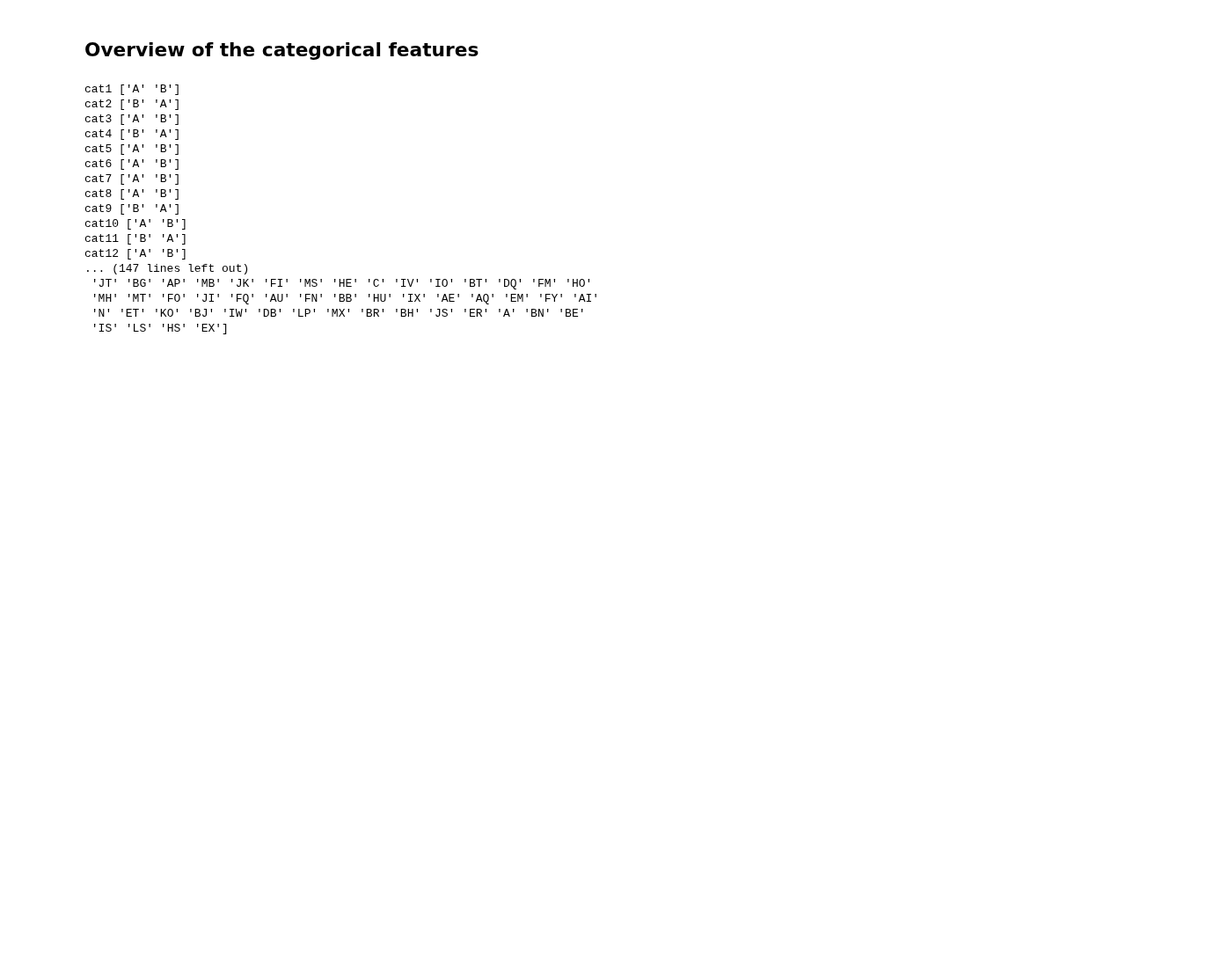
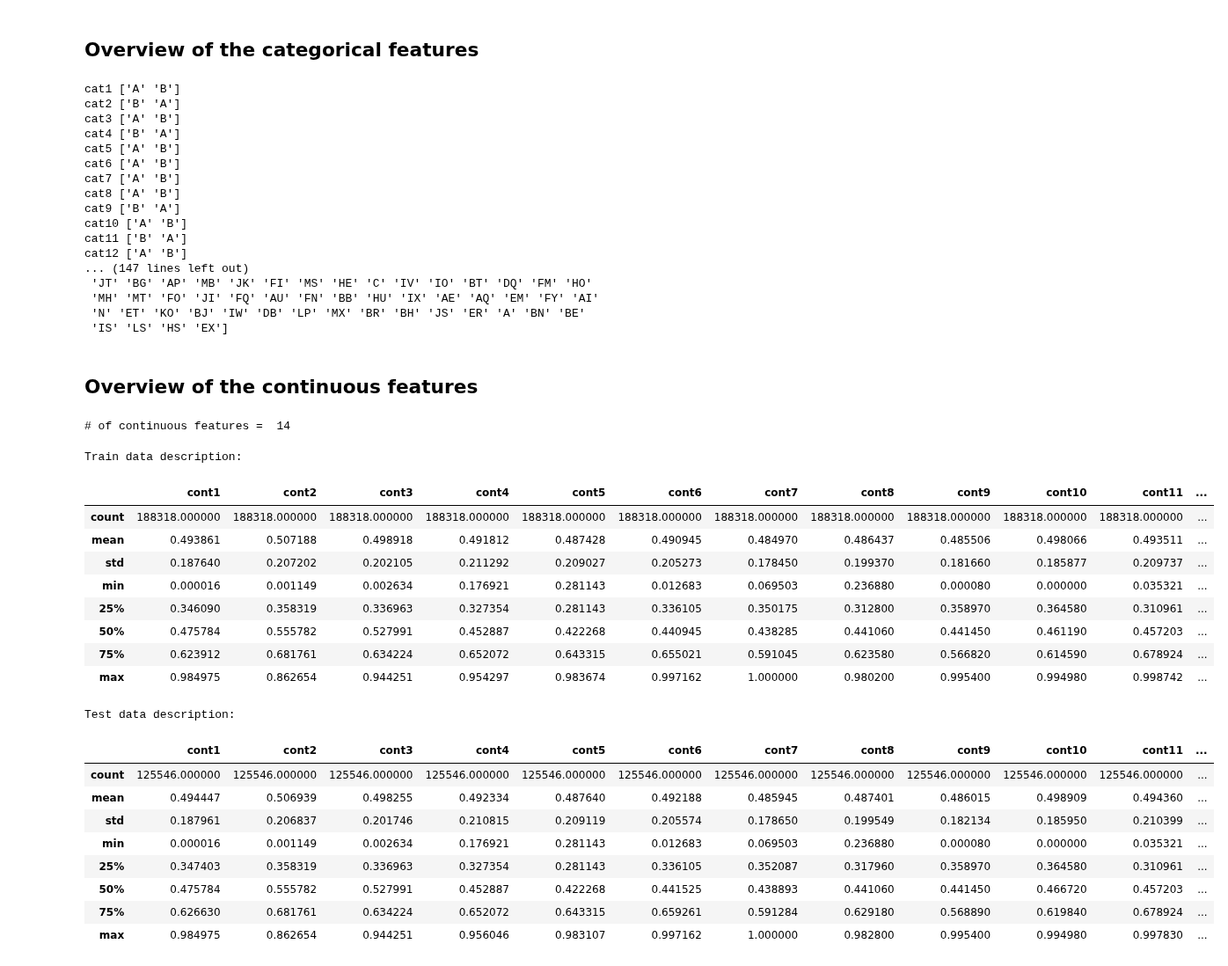
Before and after one commit to Fujiki-Nakamura/MLND, a Jupyter notebook: capstone/EDA/categorical_feature.ipynb, the cells around one changed output. Shown at 88% size. Drawn from its saved outputs; the diff is of its cells as text; code cells hidden in the pictures; blank space fills up the shorter version.

```diff
--- a/capstone/EDA/categorical_feature.ipynb
+++ b/capstone/EDA/categorical_feature.ipynb
@@ -97,3 +99,43 @@ cat12 ['A' 'B']
  'MH' 'MT' 'FO' 'JI' 'FQ' 'AU' 'FN' 'BB' 'HU' 'IX' 'AE' 'AQ' 'EM' 'FY' 'AI'
  'N' 'ET' 'KO' 'BJ' 'IW' 'DB' 'LP' 'MX' 'BR' 'BH' 'JS' 'ER' 'A' 'BN' 'BE'
  'IS' 'LS' 'HS' 'EX']
+# %% [markdown]
+## Overview of the continuous features
+# %%
+continuous_features = [col for col in df_train.columns if 'cont' in col]
+print('# of continuous features = ', len(continuous_features))
+# %% [output]
+# of continuous features =  14
+# %%
+# Basic descriptions of the continuous features
+
+print('Train data description: ')
+display(df_train[continuous_features].describe())
+print('Test data description: ')
+display(df_test[continuous_features].describe())
+
+# NOTE:
+# The distributions of the train data is similar to that of the test data.
+# The corresponding continuous features in those two dataset have almost the same distribution respectively.
+# Therefore, we don't have to concern about the problem resulting from distribution differences between train data and test data.
+# %% [output]
+Train data description:
+|  | cont1 | cont2 | cont3 | cont4 | cont5 | cont6 | cont7 | cont8 | cont9 | cont10 | cont11 | ... |
+| count | 188318.000000 | 188318.000000 | 188318.000000 | 188318.000000 | 188318.000000 | 188318.000000 | 188318.000000 | 188318.000000 | 188318.000000 | 188318.000000 | 188318.000000 | ... |
+| mean | 0.493861 | 0.507188 | 0.498918 | 0.491812 | 0.487428 | 0.490945 | 0.484970 | 0.486437 | 0.485506 | 0.498066 | 0.493511 | ... |
+| std | 0.187640 | 0.207202 | 0.202105 | 0.211292 | 0.209027 | 0.205273 | 0.178450 | 0.199370 | 0.181660 | 0.185877 | 0.209737 | ... |
+| min | 0.000016 | 0.001149 | 0.002634 | 0.176921 | 0.281143 | 0.012683 | 0.069503 | 0.236880 | 0.000080 | 0.000000 | 0.035321 | ... |
+| 25% | 0.346090 | 0.358319 | 0.336963 | 0.327354 | 0.281143 | 0.336105 | 0.350175 | 0.312800 | 0.358970 | 0.364580 | 0.310961 | ... |
+| 50% | 0.475784 | 0.555782 | 0.527991 | 0.452887 | 0.422268 | 0.440945 | 0.438285 | 0.441060 | 0.441450 | 0.461190 | 0.457203 | ... |
+| 75% | 0.623912 | 0.681761 | 0.634224 | 0.652072 | 0.643315 | 0.655021 | 0.591045 | 0.623580 | 0.566820 | 0.614590 | 0.678924 | ... |
+| max | 0.984975 | 0.862654 | 0.944251 | 0.954297 | 0.983674 | 0.997162 | 1.000000 | 0.980200 | 0.995400 | 0.994980 | 0.998742 | ... |
+Test data description:
+|  | cont1 | cont2 | cont3 | cont4 | cont5 | cont6 | cont7 | cont8 | cont9 | cont10 | cont11 | ... |
+| count | 125546.000000 | 125546.000000 | 125546.000000 | 125546.000000 | 125546.000000 | 125546.000000 | 125546.000000 | 125546.000000 | 125546.000000 | 125546.000000 | 125546.000000 | ... |
+| mean | 0.494447 | 0.506939 | 0.498255 | 0.492334 | 0.487640 | 0.492188 | 0.485945 | 0.487401 | 0.486015 | 0.498909 | 0.494360 | ... |
+| std | 0.187961 | 0.206837 | 0.201746 | 0.210815 | 0.209119 | 0.205574 | 0.178650 | 0.199549 | 0.182134 | 0.185950 | 0.210399 | ... |
+| min | 0.000016 | 0.001149 | 0.002634 | 0.176921 | 0.281143 | 0.012683 | 0.069503 | 0.236880 | 0.000080 | 0.000000 | 0.035321 | ... |
+| 25% | 0.347403 | 0.358319 | 0.336963 | 0.327354 | 0.281143 | 0.336105 | 0.352087 | 0.317960 | 0.358970 | 0.364580 | 0.310961 | ... |
+| 50% | 0.475784 | 0.555782 | 0.527991 | 0.452887 | 0.422268 | 0.441525 | 0.438893 | 0.441060 | 0.441450 | 0.466720 | 0.457203 | ... |
+| 75% | 0.626630 | 0.681761 | 0.634224 | 0.652072 | 0.643315 | 0.659261 | 0.591284 | 0.629180 | 0.568890 | 0.619840 | 0.678924 | ... |
+| max | 0.984975 | 0.862654 | 0.944251 | 0.956046 | 0.983107 | 0.997162 | 1.000000 | 0.982800 | 0.995400 | 0.994980 | 0.997830 | ... |
```
Also changed, not shown: parts of 2 cells of this notebook, 1 other file.
